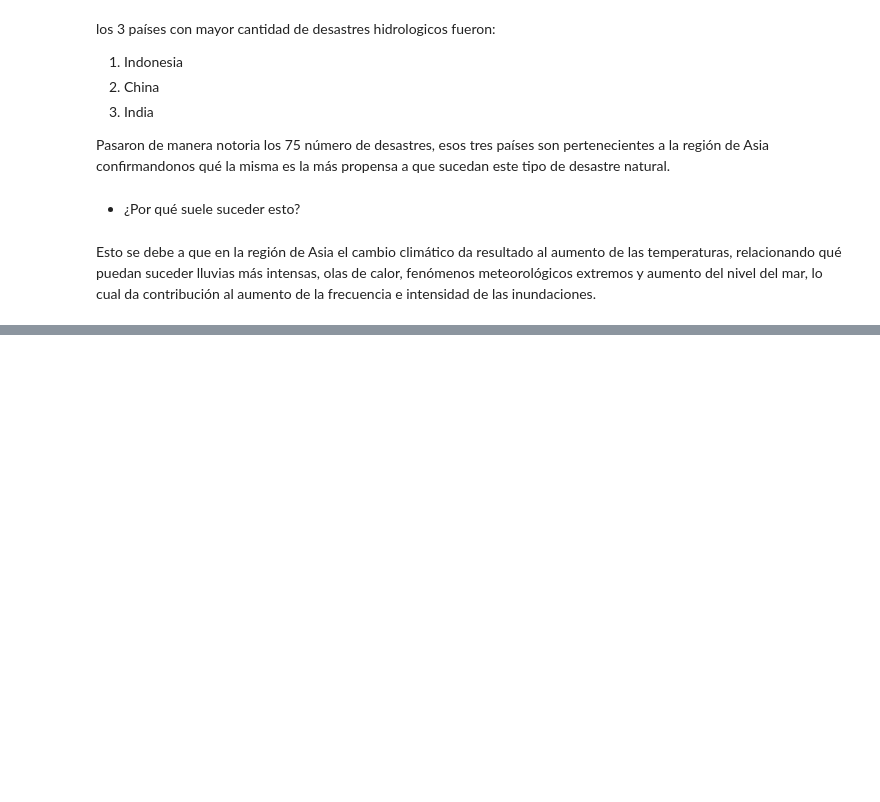
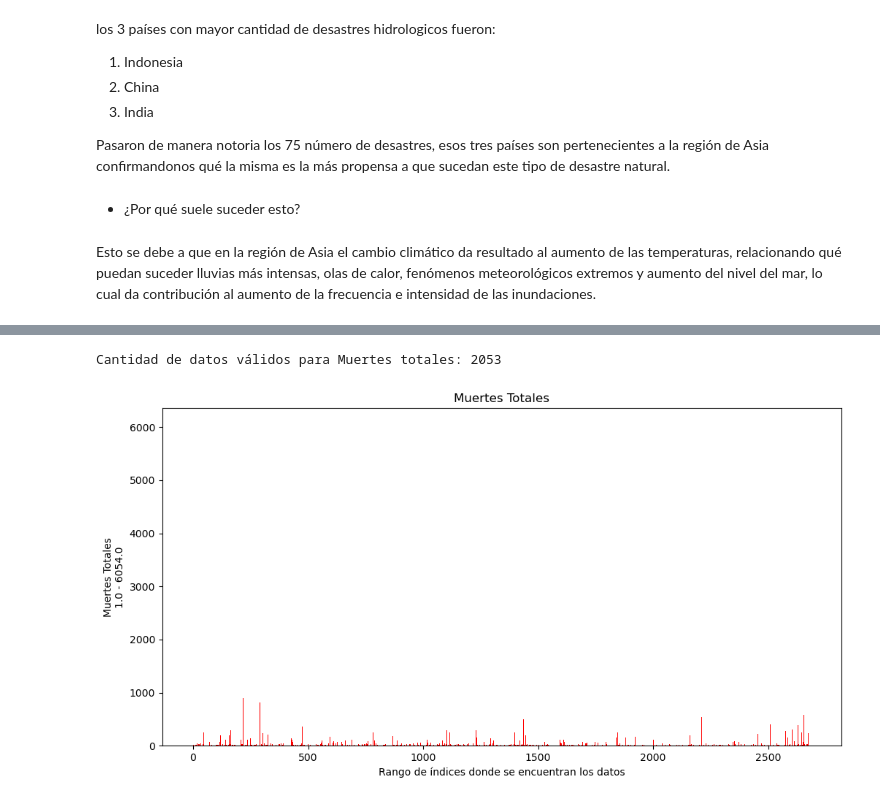
Before and after one commit to JulioZambrano91/Lights-of-Hope, a Jupyter notebook: main/Desastres_Hidrologicos_Análisis_general_Tendencias.ipynb, the cells around one changed output, grey strips where cells are left out. Saved outputs shown, nothing was run; the diff lists cells and outputs as text; code cells hidden in the pictures; blank space fills up the shorter version.

```diff
--- a/main/Desastres_Hidrologicos_Análisis_general_Tendencias.ipynb
+++ b/main/Desastres_Hidrologicos_Análisis_general_Tendencias.ipynb
@@ -187,0 +358,13 @@ Esto se debe a que en la región de Asia el cambio climático da resultado al au
+# %%
+# Gráfico de Muertes Totales
+fig, ax = plt.subplots(figsize=(12, 6))
+print(f"Cantidad de datos válidos para Muertes totales: {muertes.count()}")
+ax.bar(range(len(muertes)), muertes)
+ax.set_title('Muertes Totales')
+ax.set_xlabel('Rango de índices donde se encuentran los datos')
+ax.set_ylabel(f'Muertes Totales\n{muertes.min()} - {muertes.max()}')
+ax.bar(range(len(muertes)), muertes, color='red')
+plt.show()
+# %% [output]
+Cantidad de datos válidos para Muertes totales: 2053
+[figure, added]
```
Also changed, not shown: parts of 59 cells of this notebook, 5 other files.
